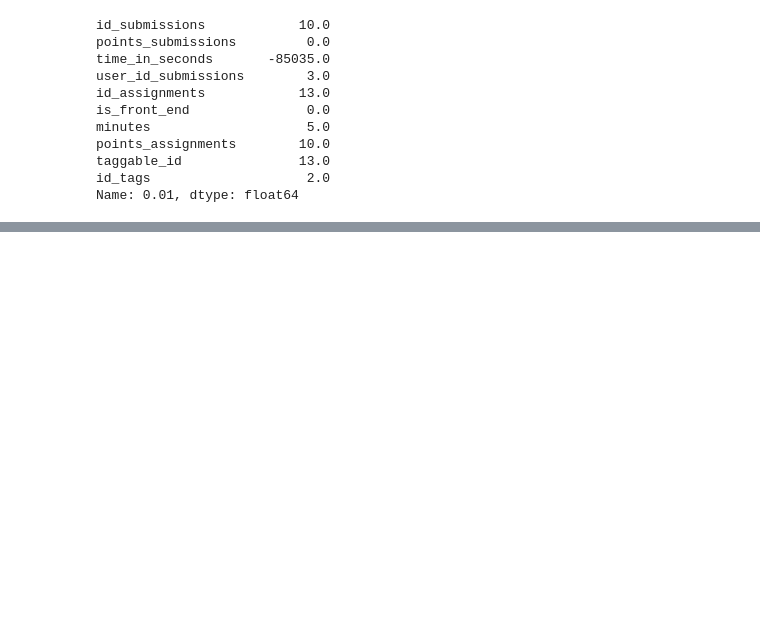
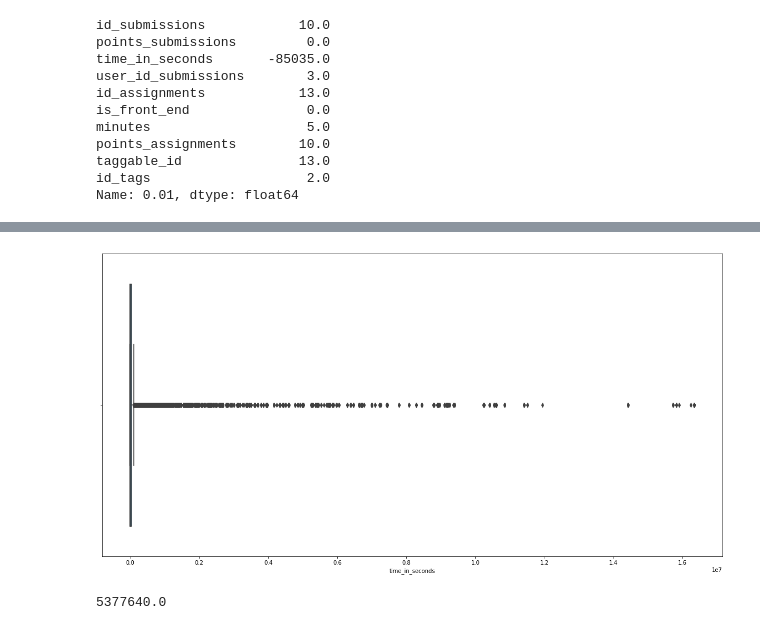
Before and after one commit to dctacademy/rec-sys-2, a Jupyter notebook: dct-recsys-tf.ipynb, the cells around one changed output, grey strips where cells are left out. Cells and saved outputs as stored; diff of their text form; code cells hidden in the pictures; blank space fills up the shorter version.

```diff
--- a/dct-recsys-tf.ipynb
+++ b/dct-recsys-tf.ipynb
@@ -166,0 +171,10 @@ plt.show()
+# %%
+plt.figure(figsize=(20, 10))
+sns.boxplot(x=user_submissions['time_in_seconds'])
+plt.show()
+# %% [output]
+[figure, added]
+# %%
+user_submissions['time_in_seconds'].quantile(0.99)
+# %% [output]
+5377640.0
```
Also changed, not shown: parts of 28 cells of this notebook, 1 other file.
